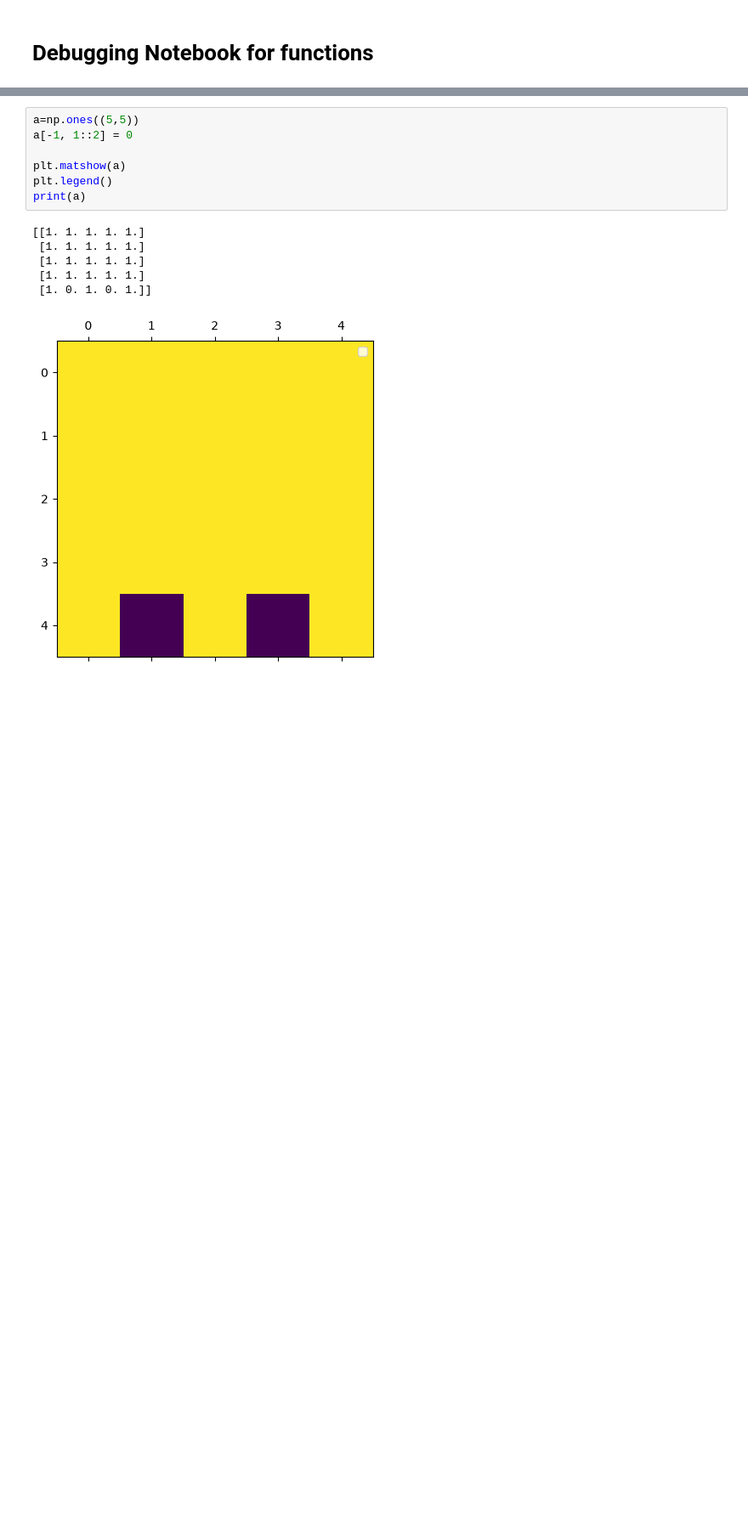
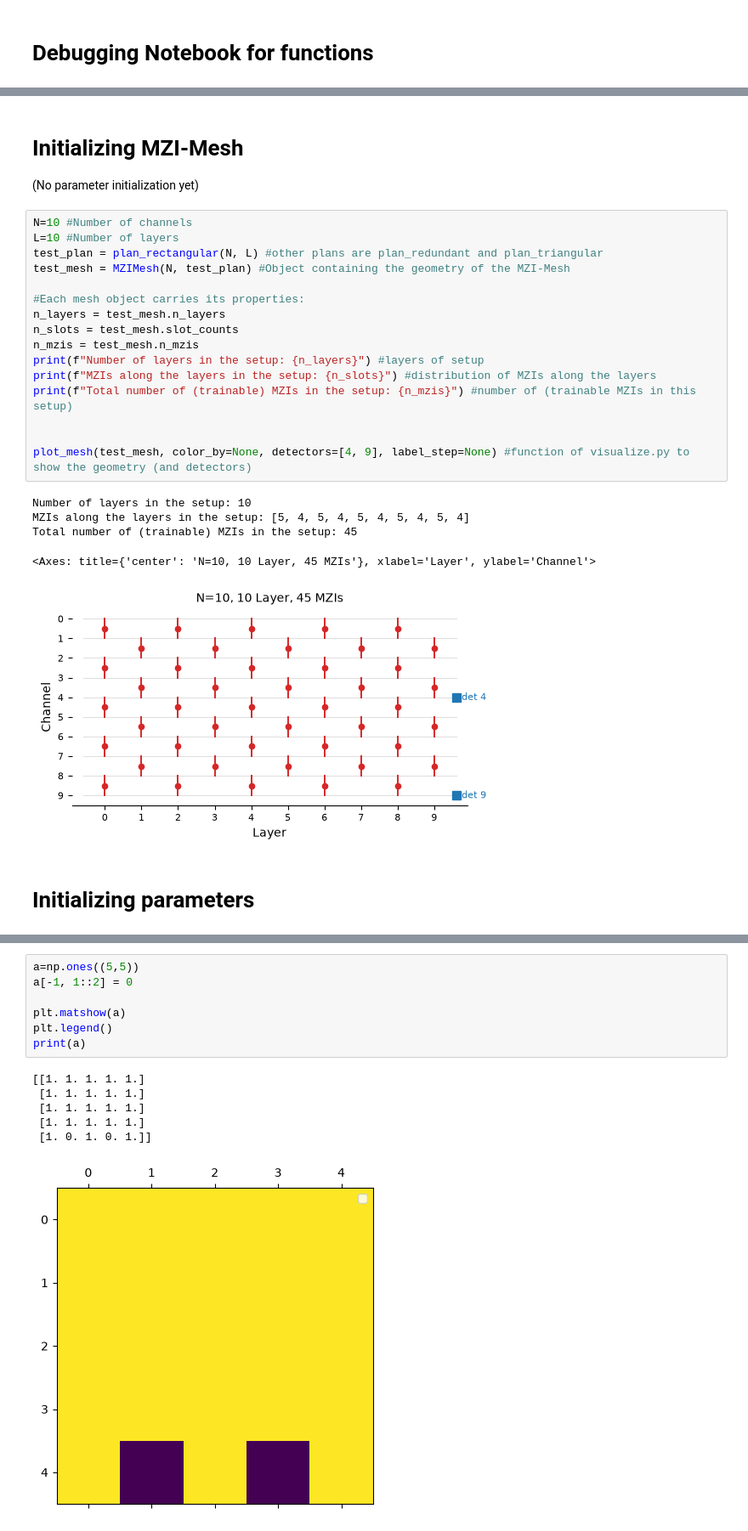
Before and after one commit to kaschdaniel/MANTIS, a Jupyter notebook: Debug.ipynb, the cells around one changed output, grey strips where cells are left out. Shown at 85% size. Drawn from its saved outputs; the diff is of its cells as text; blank space fills up the shorter version.

```diff
--- a/Debug.ipynb
+++ b/Debug.ipynb
@@ -49 +37,29 @@ for layer 3
+# %% [markdown]
+# Initializing MZI-Mesh
+(No parameter initialization yet)
+# %%
+N=10 #Number of channels
+L=10 #Number of layers
+test_plan = plan_rectangular(N, L) #other plans are plan_redundant and plan_triangular
+test_mesh = MZIMesh(N, test_plan) #Object containing the geometry of the MZI-Mesh
+
+#Each mesh object carries its properties:
+n_layers = test_mesh.n_layers
+n_slots = test_mesh.slot_counts
+n_mzis = test_mesh.n_mzis
+print(f"Number of layers in the setup: {n_layers}") #layers of setup
+print(f"MZIs along the layers in the setup: {n_slots}") #distribution of MZIs along the layers
+print(f"Total number of (trainable) MZIs in the setup: {n_mzis}") #number of (trainable MZIs in this setup)
+
+
+plot_mesh(test_mesh, color_by=None, detectors=[4, 9], label_step=None) #function of visualize.py to show the geometry (and detectors)
+# %% [output]
+Number of layers in the setup: 10
+MZIs along the layers in the setup: [5, 4, 5, 4, 5, 4, 5, 4, 5, 4]
+Total number of (trainable) MZIs in the setup: 45
+<Axes: title={'center': 'N=10, 10 Layer, 45 MZIs'}, xlabel='Layer', ylabel='Channel'>
+[figure, added]
+# %% [markdown]
+
+# Initializing parameters
 # %%
```
Also changed, not shown: parts of 6 cells of this notebook, 2 other files.
